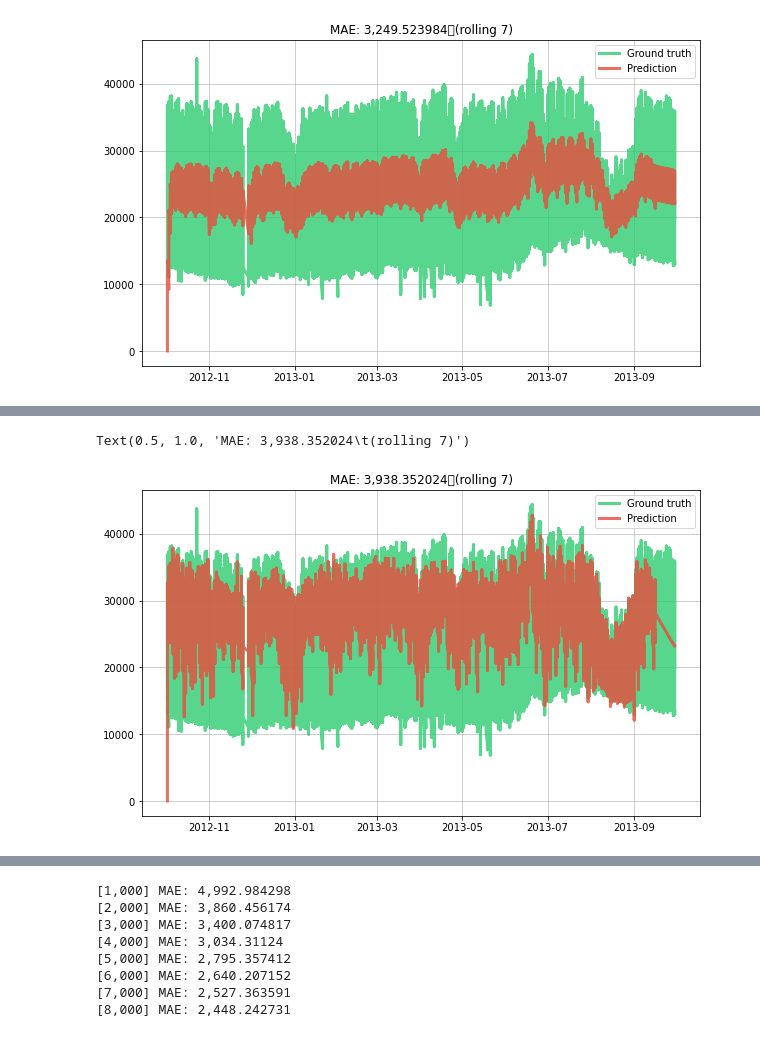
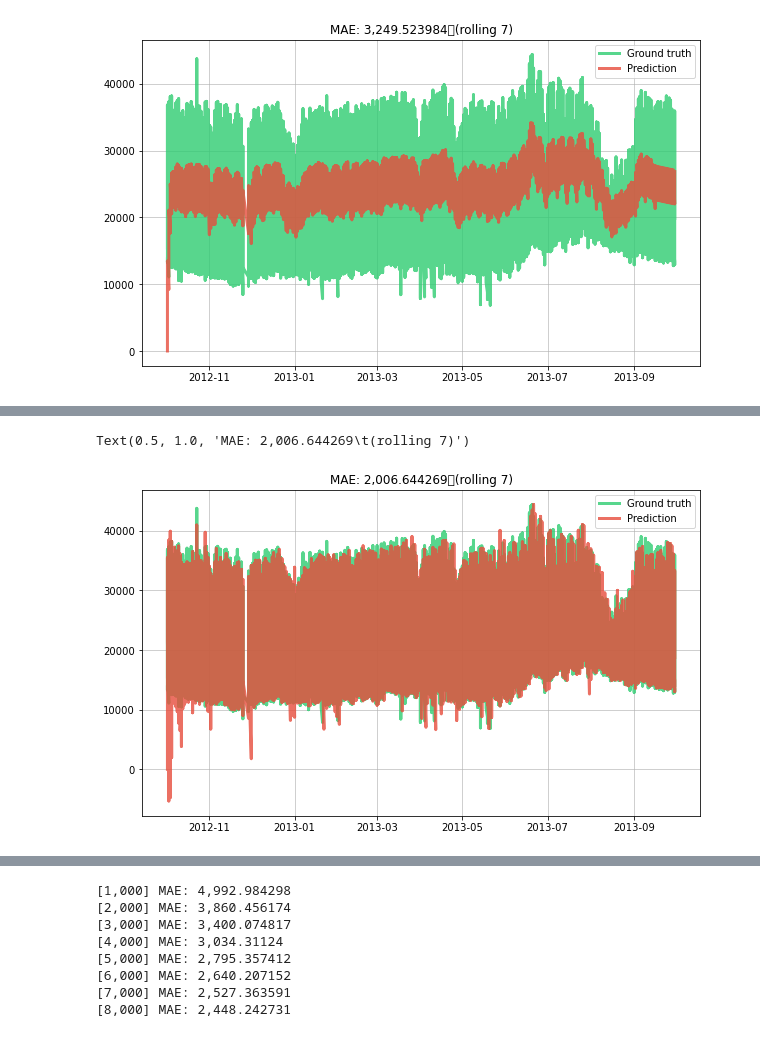
Before and after one commit to giodefa96/Script_Tesi_new, a Jupyter notebook: Script/DatiTesi/press_idr_trueModels.ipynb, the cells around one changed output, grey strips where cells are left out. Drawn from its saved outputs; the diff is of its cells as text; code cells hidden in the pictures.

```diff
--- a/Script/DatiTesi/press_idr_trueModels.ipynb
+++ b/Script/DatiTesi/press_idr_trueModels.ipynb
@@ -298,73 +440,77 @@ Text(0.5, 1.0, 'MAE: 3,249.523984\t(rolling 7)')
 # %%
 from river import metrics
 import matplotlib.pyplot as plt
+
 
 metric = metrics.Rolling(metrics.MAE(), 7)
 
 dates = []
 y_trues = []
 y_preds = []
+err_down = []
+err_up = []
 
 X_y = initial_iter()
 
-model = compose.Select( '', 'days')
+model = compose.Select('', 'hour', 'days', 'Count_days')
 model |= preprocessing.StandardScaler()
-model |= linear_model.PARegressor(
-       C=0.01,
-       mode=2,
-       eps=0.1,
-       learn_intercept=False
-)
 
-
-
-# for i in range(0,8496):  #8496
-#        x, y = next(X_y)
-#        # Obtain the prior prediction and update the model in one go
-#        y_pred = model.predict_one(x)
-#        model.learn_one(x, y)
-#
-#        # Update the error metric
-#        metric.update(y, y_pred)
-#
-#        # Store the true value and the prediction
-#        dates.append(x['date'])
-#        y_trues.append(y)
-#        y_preds.append(y_pred)
-
-for i in range(0,8159):  #8496
+model |= ensemble.AdaptiveRandomForestRegressor()
+for i in range(0,8496):  #8496
        x, y = next(X_y)
        # Obtain the prior prediction and update the model in one go
-
        y_pred = model.predict_one(x)
        model.learn_one(x, y)
 
        # Update the error metric
-
+       metric.update(y, y_pred)
 
        # Store the true value and the prediction
        dates.append(x['date'])
        y_trues.append(y)
        y_preds.append(y_pred)
 
-       if i == 8158:
-              for i in range(8159,8495):
-                     x, y = next(X_y)
-                     y_pred = model.predict_one(x)
-                     model.learn_one(x, y_pred)
-                     metric.update(y, y_pred)
-                     dates.append(x['date'])
-                     y_trues.append(y)
-                     y_preds.append(y_pred)
+
+# for i in range(0,8159):  #8496
+#        x, y = next(X_y)
+#        # Obtain the prior prediction and update the model in one go
+#
+#        y_pred = model.predict_one(x)
+#        model.learn_one(x, y)
+#
+#        # Update the error metric
+#
+#
+#        # Store the true value and the prediction
+#        dates.append(x['date'])
+#        y_trues.append(y)
+#        y_preds.append(y_pred)
+#        err_down.append(np.percentile(model.predict_one(x), (100 - 95) / 2. ))
+#        err_up.append(np.percentile(model.predict_one(x), 100 - (100 - 95) / 2.))
+#        if i == 8158:
+#               for i in range(8159,8495):
+#                      x, y = next(X_y)
+#                      y_pred = model.predict_one(x)
+#                      model.learn_one(x, y_pred)
+#                      metric.update(y, y_pred)
+#                      dates.append(x['date'])
+#                      y_trues.append(y)
+#                      y_preds.append(y_pred)
+#                      err_down.append(np.percentile(model.predict_one(x), (100 - 95) / 2. ))
+#                      err_up.append(np.percentile(model.predict_one(x), 100 - (100 - 95) / 2.))
+
+
+
 
 
 # Plot the results
 fig, ax = plt.subplots(figsize=(10, 6))
 ax.grid(alpha=0.75)
 ax.plot(dates, y_trues, lw=3, color='#2ecc71', alpha=0.8, label='Ground truth')
 ax.plot(dates, y_preds, lw=3, color='#e74c3c', alpha=0.8, label='Prediction')
+#ax.fill_between(dates, err_down, err_up, color='#e74c3c', alpha=0.3, label='Prediction interval')
 ax.legend()
 ax.set_title(metric)
 # %% [output]
-Text(0.5, 1.0, 'MAE: 3,938.352024\t(rolling 7)')
+Text(0.5, 1.0, 'MAE: 2,006.644269\t(rolling 7)')
-[figure, old version]
+[figure, new version]
```
Also changed, not shown: parts of 7 cells of this notebook, 1 other file.
